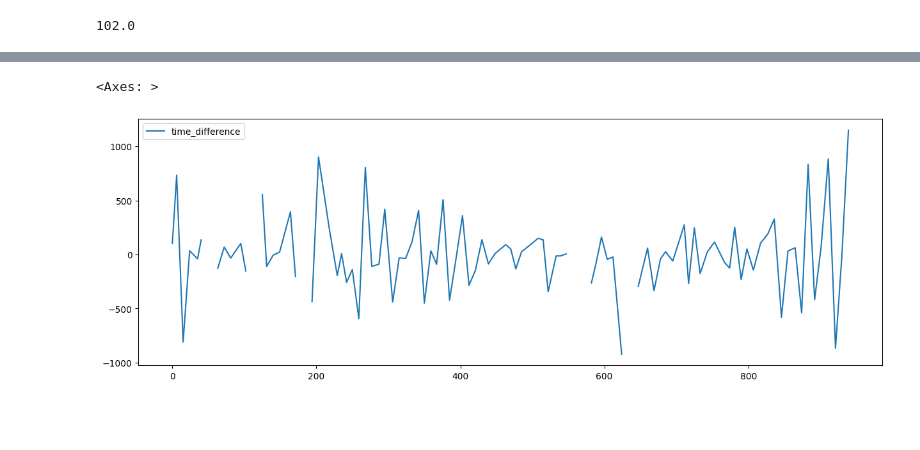
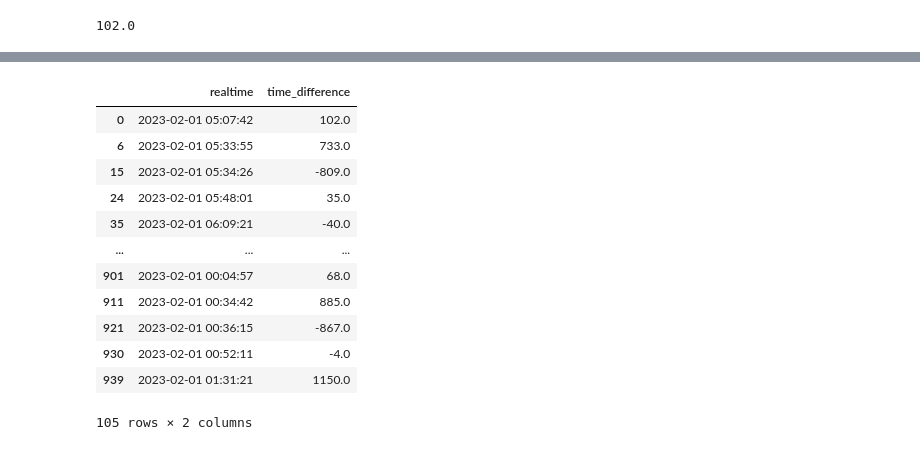
Before and after one commit to Piflyer/MITES-APP, a Jupyter notebook: readMBTA.ipynb, the cells around one changed output, grey strips where cells are left out. Saved outputs shown, nothing was run; the diff lists cells and outputs as text; code cells hidden in the pictures; blank space fills up the shorter version.

```diff
--- a/readMBTA.ipynb
+++ b/readMBTA.ipynb
@@ -164,6 +166,18 @@ stop1_cleaned
 105 rows × 2 columns
-# %%
-stop1_cleaned.plot(figsize = (15,5))
-# %% [output]
-<Axes: >
-[figure, removed]
+# %%
+stop1_cleaned["realtime"] = pd.to_datetime(stop1_cleaned["realtime"])
+stop1_cleaned
+# %% [output]
+|  | realtime | time_difference |
+| 0 | 2023-02-01 05:07:42 | 102.0 |
+| 6 | 2023-02-01 05:33:55 | 733.0 |
+| 15 | 2023-02-01 05:34:26 | -809.0 |
+| 24 | 2023-02-01 05:48:01 | 35.0 |
+| 35 | 2023-02-01 06:09:21 | -40.0 |
+| ... | ... | ... |
+| 901 | 2023-02-01 00:04:57 | 68.0 |
+| 911 | 2023-02-01 00:34:42 | 885.0 |
+| 921 | 2023-02-01 00:36:15 | -867.0 |
+| 930 | 2023-02-01 00:52:11 | -4.0 |
+| 939 | 2023-02-01 01:31:21 | 1150.0 |
+105 rows × 2 columns
```
Also changed, not shown: parts of 12 cells of this notebook, 1 other file.
